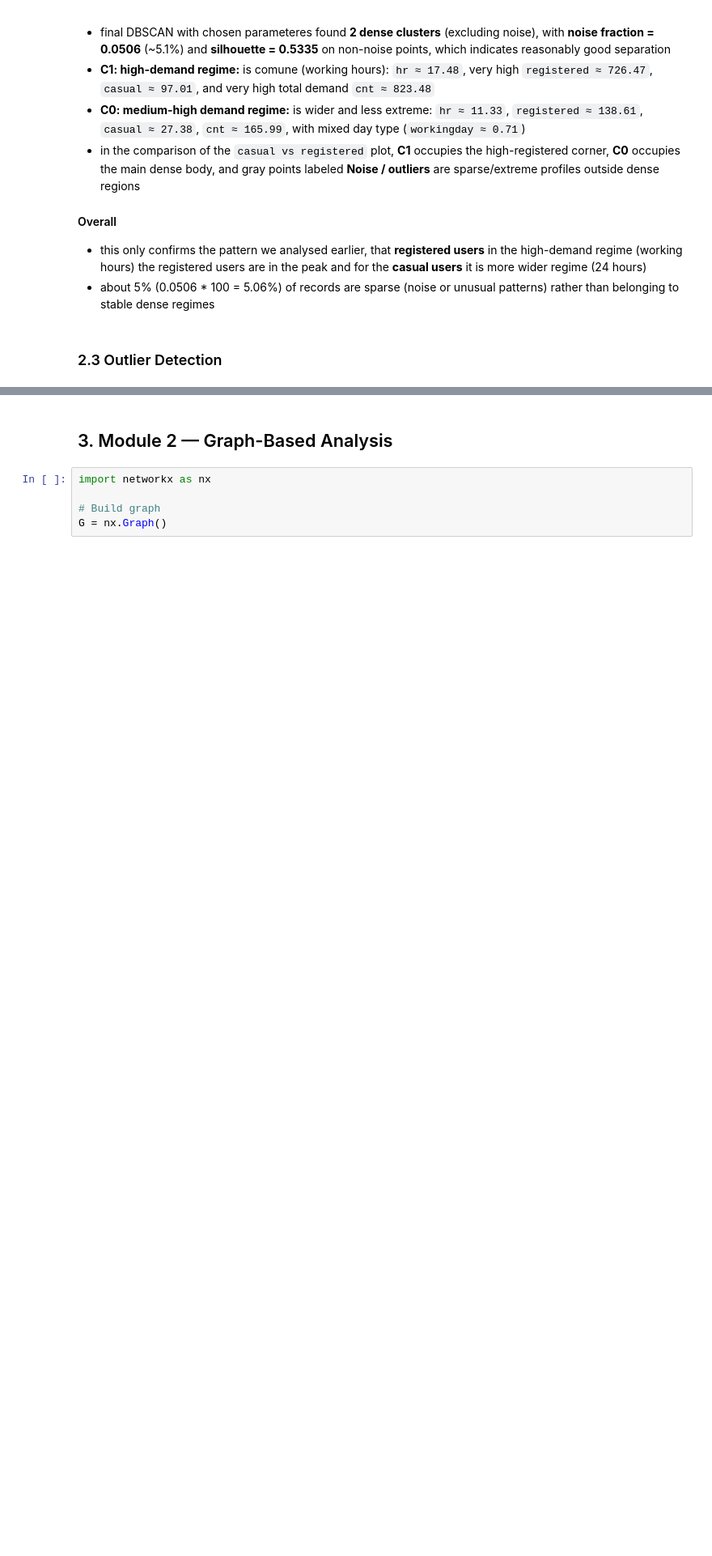
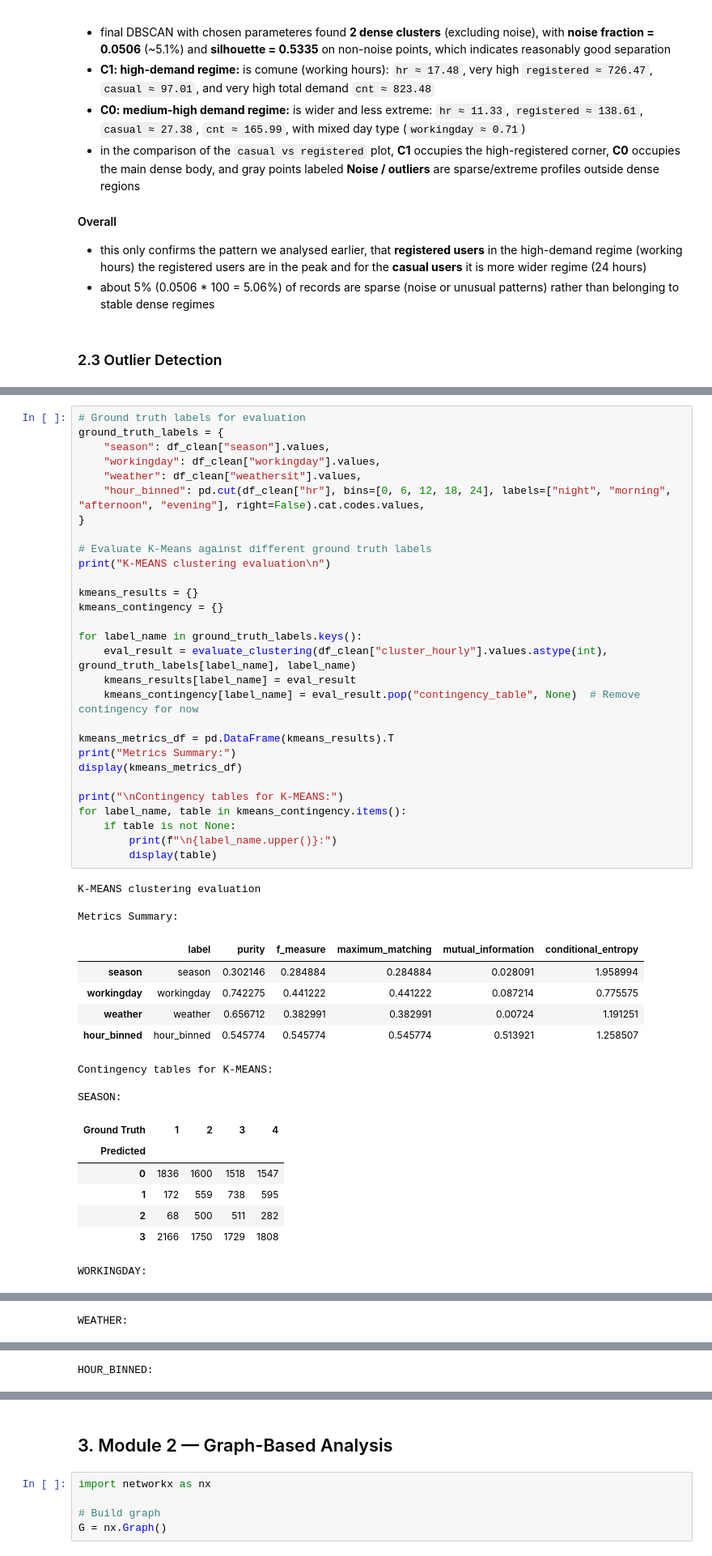
Before and after one commit to DominikKysel/DM-Project, a Jupyter notebook: data_mining_project_bike_sharing.ipynb, the cells around one changed output, grey strips where cells are left out. Shown at 81% size. Cells and saved outputs as stored; diff of their text form; blank space fills up the shorter version.

```diff
--- a/data_mining_project_bike_sharing.ipynb
+++ b/data_mining_project_bike_sharing.ipynb
@@ -1184,0 +1407,48 @@ DBSCAN cluster profiles (excluding noise):
+# %%
+# Ground truth labels for evaluation
+ground_truth_labels = {
+    "season": df_clean["season"].values,
+    "workingday": df_clean["workingday"].values,
+    "weather": df_clean["weathersit"].values,
+    "hour_binned": pd.cut(df_clean["hr"], bins=[0, 6, 12, 18, 24], labels=["night", "morning", "afternoon", "evening"], right=False).cat.codes.values,
+}
+
+# Evaluate K-Means against different ground truth labels
+print("K-MEANS clustering evaluation\n")
+
+kmeans_results = {}
+kmeans_contingency = {}
+
+for label_name in ground_truth_labels.keys():
+    eval_result = evaluate_clustering(df_clean["cluster_hourly"].values.astype(int), ground_truth_labels[label_name], label_name)
+    kmeans_results[label_name] = eval_result
+    kmeans_contingency[label_name] = eval_result.pop("contingency_table", None)  # Remove contingency for now
+
+kmeans_metrics_df = pd.DataFrame(kmeans_results).T
+print("Metrics Summary:")
+display(kmeans_metrics_df)
+
+print("\nContingency tables for K-MEANS:")
+for label_name, table in kmeans_contingency.items():
+    if table is not None:
+        print(f"\n{label_name.upper()}:")
+        display(table)
+# %% [output]
+K-MEANS clustering evaluation
+
+Metrics Summary:
+|  | label | purity | f_measure | maximum_matching | mutual_information | conditional_entropy |
+| season | season | 0.302146 | 0.284884 | 0.284884 | 0.028091 | 1.958994 |
+| workingday | workingday | 0.742275 | 0.441222 | 0.441222 | 0.087214 | 0.775575 |
+| weather | weather | 0.656712 | 0.382991 | 0.382991 | 0.00724 | 1.191251 |
+| hour_binned | hour_binned | 0.545774 | 0.545774 | 0.545774 | 0.513921 | 1.258507 |
+Contingency tables for K-MEANS:
+
+SEASON:
+| Ground Truth | 1 | 2 | 3 | 4 |
+| Predicted |  |  |  |  |
+| 0 | 1836 | 1600 | 1518 | 1547 |
+| 1 | 172 | 559 | 738 | 595 |
+| 2 | 68 | 500 | 511 | 282 |
+| 3 | 2166 | 1750 | 1729 | 1808 |
+WORKINGDAY:
@@ -1184,0 +1461 @@ DBSCAN cluster profiles (excluding noise):
+WEATHER:
@@ -1184,0 +1468 @@ DBSCAN cluster profiles (excluding noise):
+HOUR_BINNED:
```
Also changed, not shown: parts of 14 cells of this notebook.
